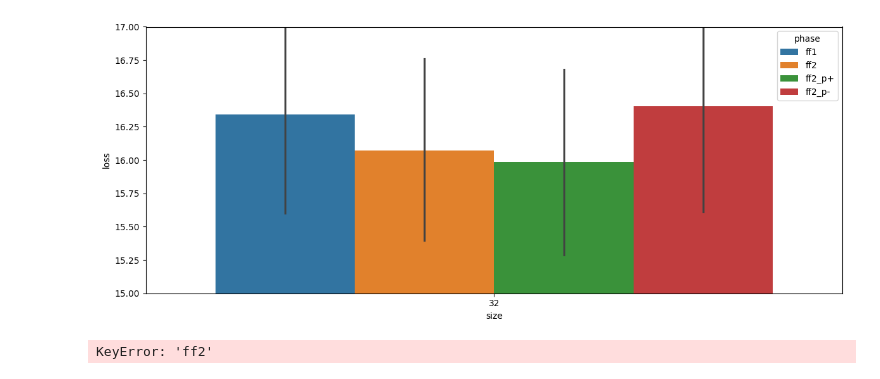
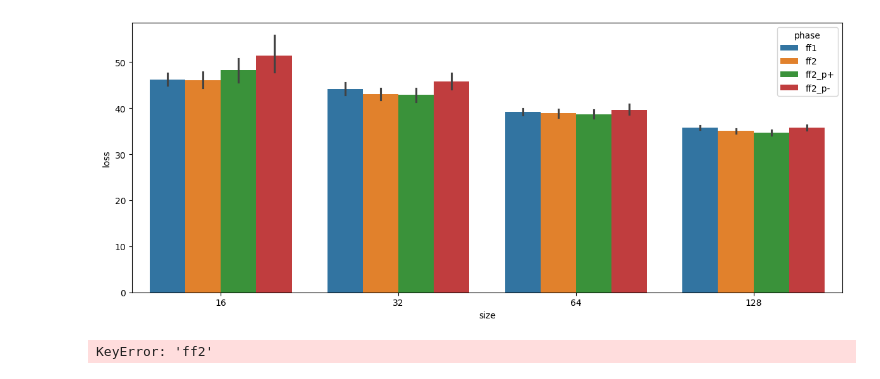
Before and after one commit to mshahbazi1997/MotorSavingModel, a Jupyter notebook: notebooks/perturb_hidden.ipynb, the cells around one changed output. Drawn from its saved outputs; the diff is of its cells as text; code cells hidden in the pictures.

```diff
--- a/notebooks/perturb_hidden.ipynb
+++ b/notebooks/perturb_hidden.ipynb
@@ -110,26 +127,28 @@ T = pd.read_csv(base_dir+'/perturb_hidden.csv')
 # %%
+
+T = pd.read_csv(base_dir+'/perturb_hidden.csv')
 fig,ax = plt.subplots(1,1,figsize=(12,5))
 
 # Plot for T_pos on the first subplot
 sb.barplot(x='size', y='loss', data=T, hue='phase', ax=ax)
 
 
 #ax.set_ylim([0.035, 0.05])
-#ax.set_ylim([40, 50])
-ax.set_ylim([15, 17])
+#ax.set_ylim([33,37])
+#ax.set_ylim([15, 17])
 
 
 # Display the plot
 plt.tight_layout()  # Adjust the layout
 plt.show()
 
 
 # L = T.pivot_table(index='m',columns='phase',values='loss')
 # t_statistic, p_value = stats.ttest_rel(L['ff2'],L['ff2_p'])
 # print("T-statistic:", t_statistic)
 # print("P-value:", p_value)
 # %% [output]
-[figure, old version]
+[figure, new version]
 # %%
 t_statistic, p_value = stats.ttest_rel(T['ff2'],T['ff2_p'])
 # %% [output]
```
Also changed, not shown: parts of 4 cells of this notebook, 6 other files.
